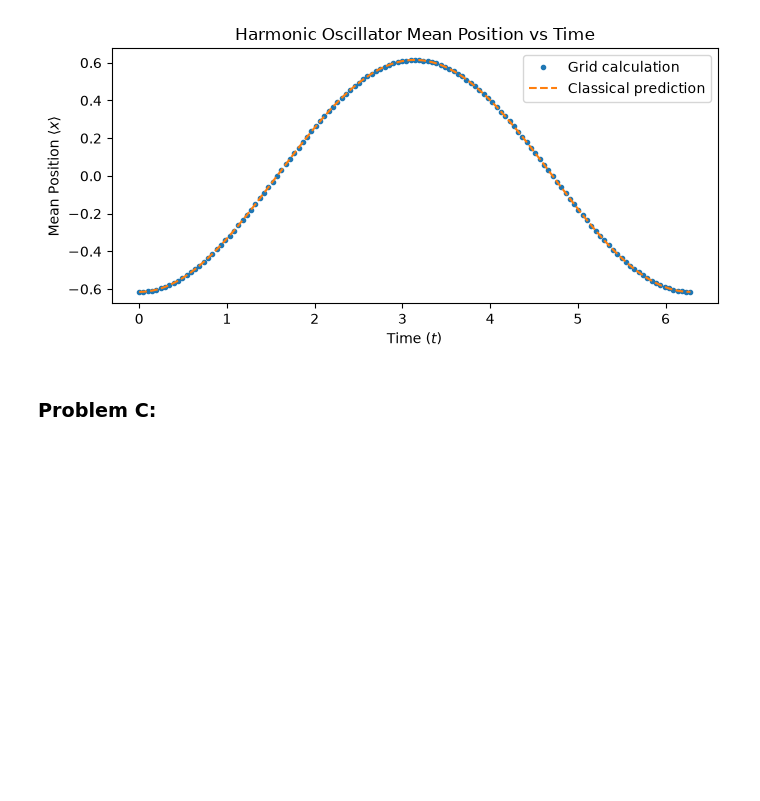
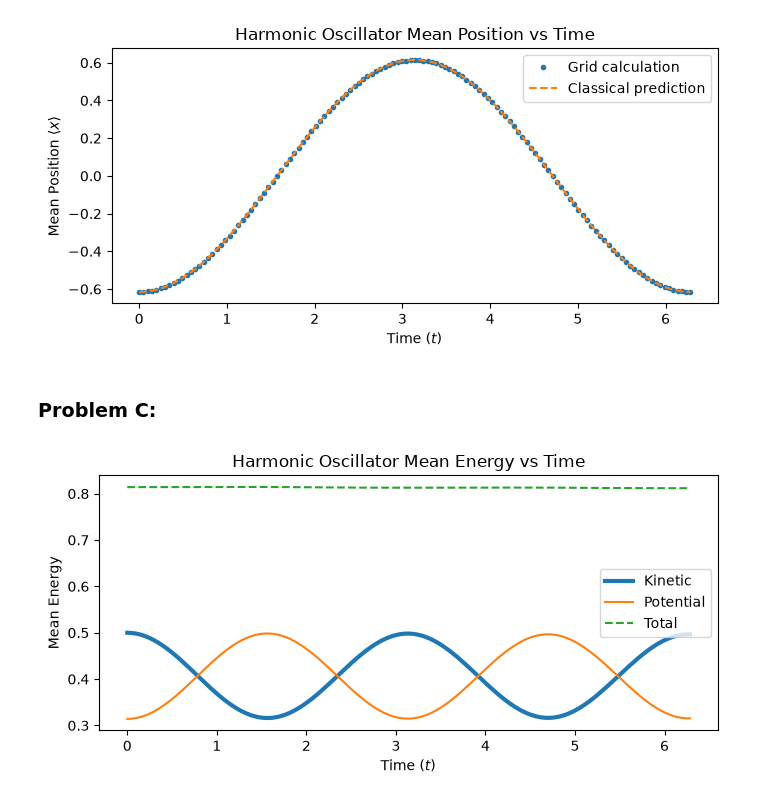
Before and after one commit to amanpalanati/phys142, a Jupyter notebook: assignments/assignment1/assignment1.ipynb, the cells around one changed output. Drawn from its saved outputs; the diff is of its cells as text; code cells hidden in the pictures; blank space fills up the shorter version.

```diff
--- a/assignments/assignment1/assignment1.ipynb
+++ b/assignments/assignment1/assignment1.ipynb
@@ -112,3 +111,20 @@ plt.show()
 [figure]
 # %% [markdown]
 ### Problem C:
+# %%
+dpsi_dx = np.gradient(states, dx, axis=1)
+V_grid = 0.5 * x**2
+K_mean = hbar**2 / 2.0 * dx * np.sum(np.abs(dpsi_dx)**2, axis=1)
+V_mean = dx * np.sum(P * V_grid[None, :], axis=1)
+E_mean = K_mean + V_mean
+# %%
+fig, ax = plt.subplots(figsize=(7, 3.5))
+ax.plot(t, K_mean, label="Kinetic", linewidth=3)
+ax.plot(t, V_mean, label="Potential")
+ax.plot(t, E_mean, "--", label="Total")
+ax.set(xlabel="Time $(t)$", ylabel="Mean Energy", title="Harmonic Oscillator Mean Energy vs Time")
+ax.legend()
+fig.tight_layout()
+plt.show()
+# %% [output]
+[figure, added]
```
Also changed, not shown: parts of 2 cells of this notebook, 1 other file.
